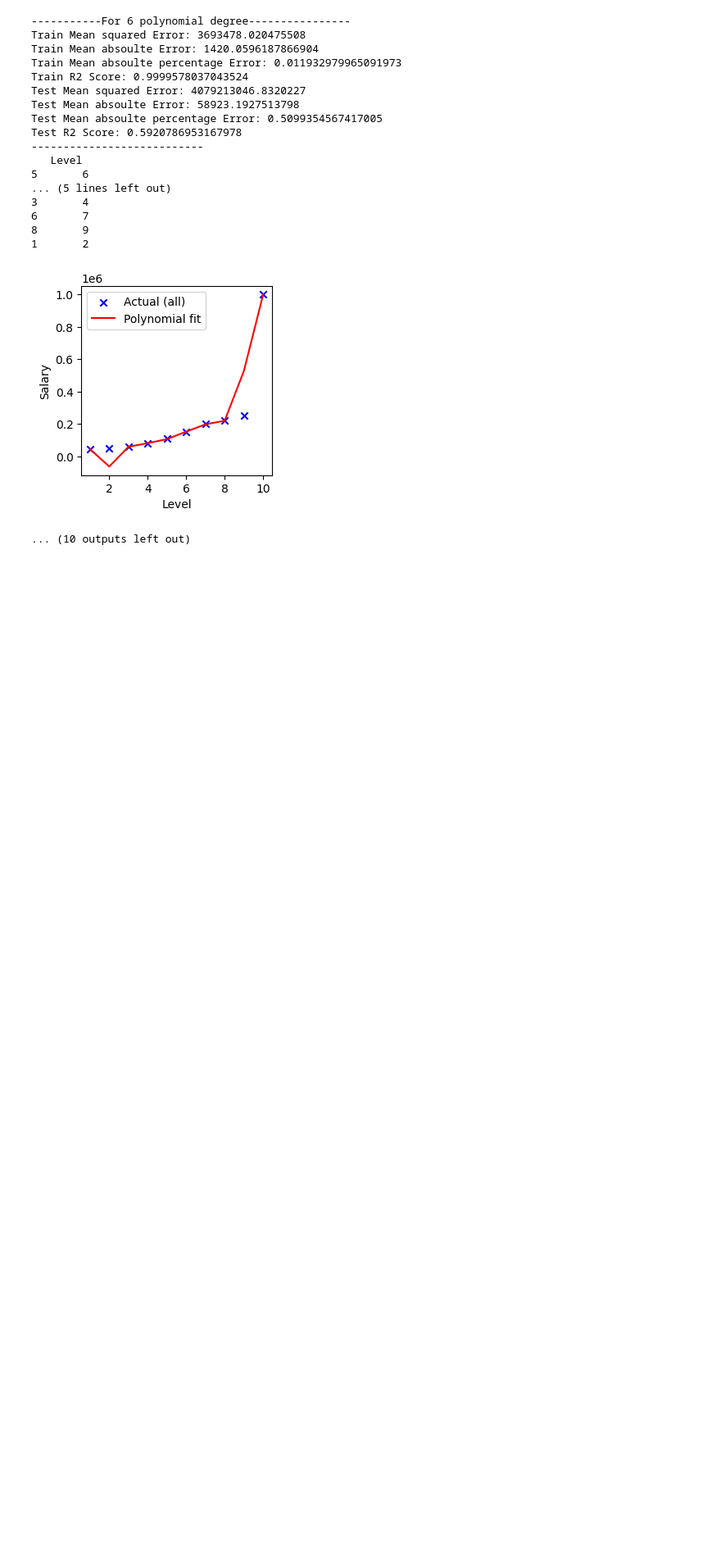
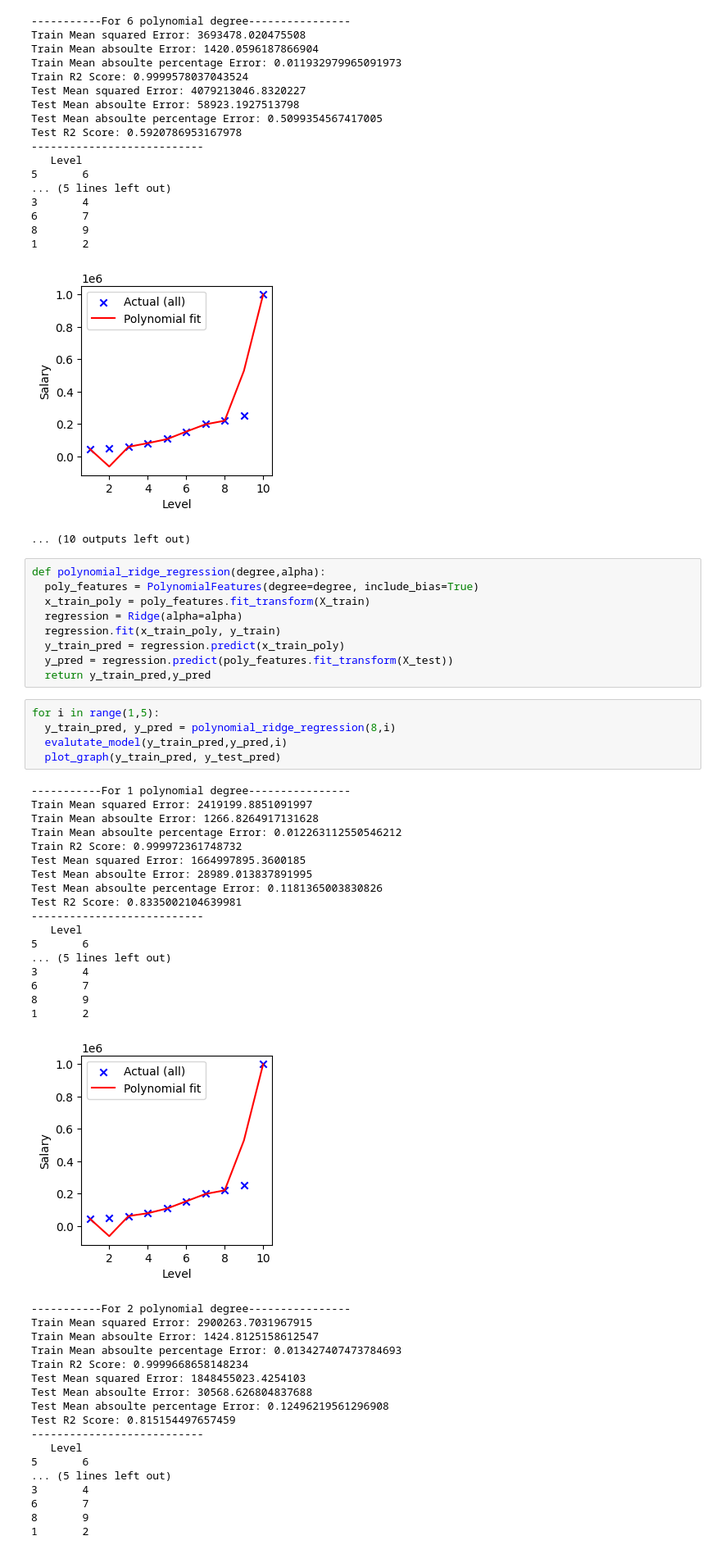
Before and after one commit to prasanna-venkatesh-m/salary-prediction-polynomial-regression, a Jupyter notebook: Polynomial_Regression.ipynb, the cells around one changed output. Shown at 82% size. Drawn from its saved outputs; the diff is of its cells as text; blank space fills up the shorter version.

Commit message:
Regularization technique applied using Ridge, Lasso, Elastic Net

```diff
--- a/Polynomial_Regression.ipynb
+++ b/Polynomial_Regression.ipynb
@@ -425,3 +425,53 @@ Test R2 Score: 0.5920786953167978
 1       2
 [figure]
 ... (10 outputs left out)
+# %%
+def polynomial_ridge_regression(degree,alpha):
+  poly_features = PolynomialFeatures(degree=degree, include_bias=True)
+  x_train_poly = poly_features.fit_transform(X_train)
+  regression = Ridge(alpha=alpha)
+  regression.fit(x_train_poly, y_train)
+  y_train_pred = regression.predict(x_train_poly)
+  y_pred = regression.predict(poly_features.fit_transform(X_test))
+  return y_train_pred,y_pred
+# %%
+for i in range(1,5):
+  y_train_pred, y_pred = polynomial_ridge_regression(8,i)
+  evalutate_model(y_train_pred,y_pred,i)
+  plot_graph(y_train_pred, y_test_pred)
+# %% [output]
+-----------For 1 polynomial degree----------------
+Train Mean squared Error: 2419199.8851091997
+Train Mean absoulte Error: 1266.8264917131628
+Train Mean absoulte percentage Error: 0.012263112550546212
+Train R2 Score: 0.999972361748732
+Test Mean squared Error: 1664997895.3600185
+Test Mean absoulte Error: 28989.013837891995
+Test Mean absoulte percentage Error: 0.1181365003830826
+Test R2 Score: 0.8335002104639981
+---------------------------
+   Level
+5       6
+... (5 lines left out)
+3       4
+6       7
+8       9
+1       2
+[figure, added]
+-----------For 2 polynomial degree----------------
+Train Mean squared Error: 2900263.7031967915
+Train Mean absoulte Error: 1424.8125158612547
+Train Mean absoulte percentage Error: 0.013427407473784693
+Train R2 Score: 0.9999668658148234
+Test Mean squared Error: 1848455023.4254103
+Test Mean absoulte Error: 30568.626804837688
+Test Mean absoulte percentage Error: 0.12496219561296908
+Test R2 Score: 0.815154497657459
+---------------------------
+   Level
+5       6
+... (5 lines left out)
+3       4
+6       7
+8       9
+1       2
```
Also changed, not shown: parts of 6 cells of this notebook.
